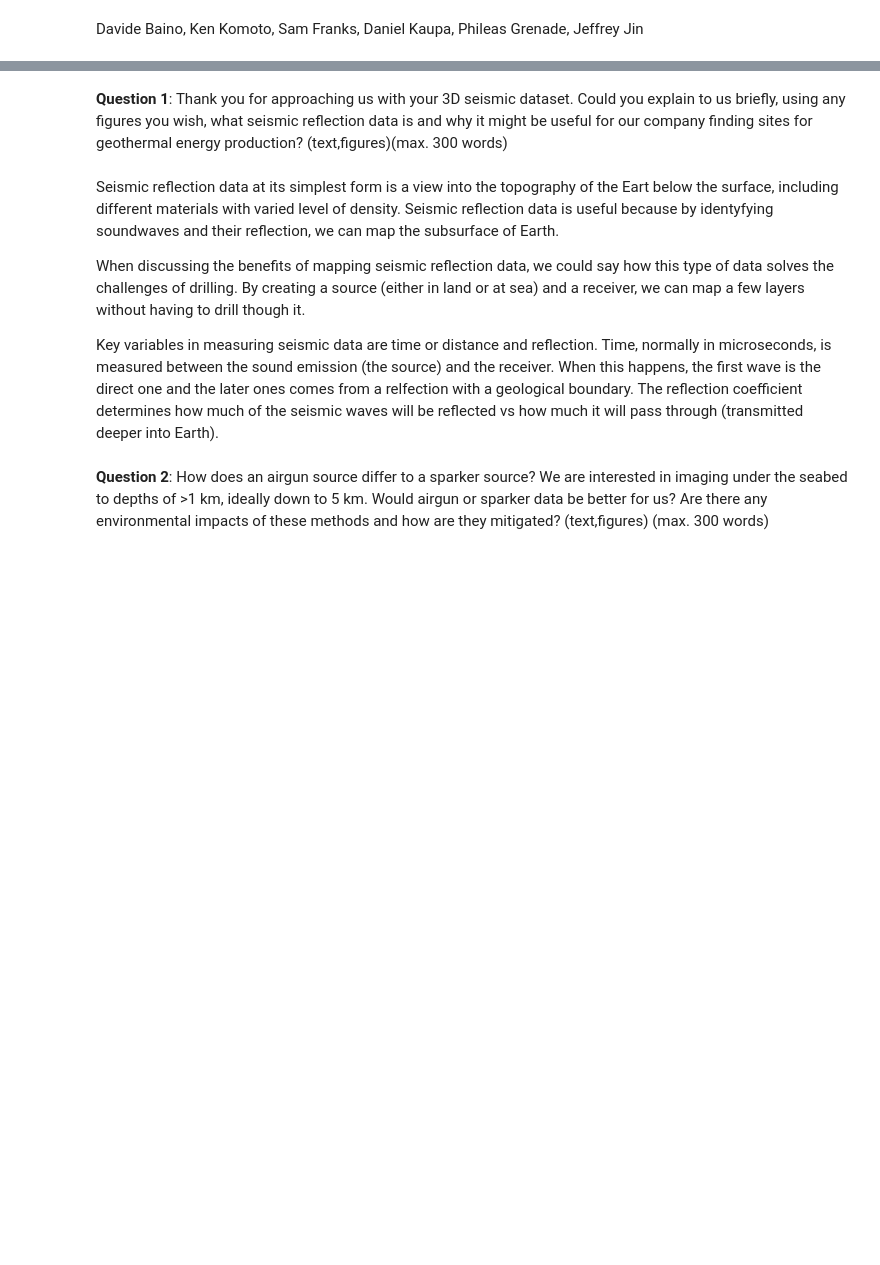
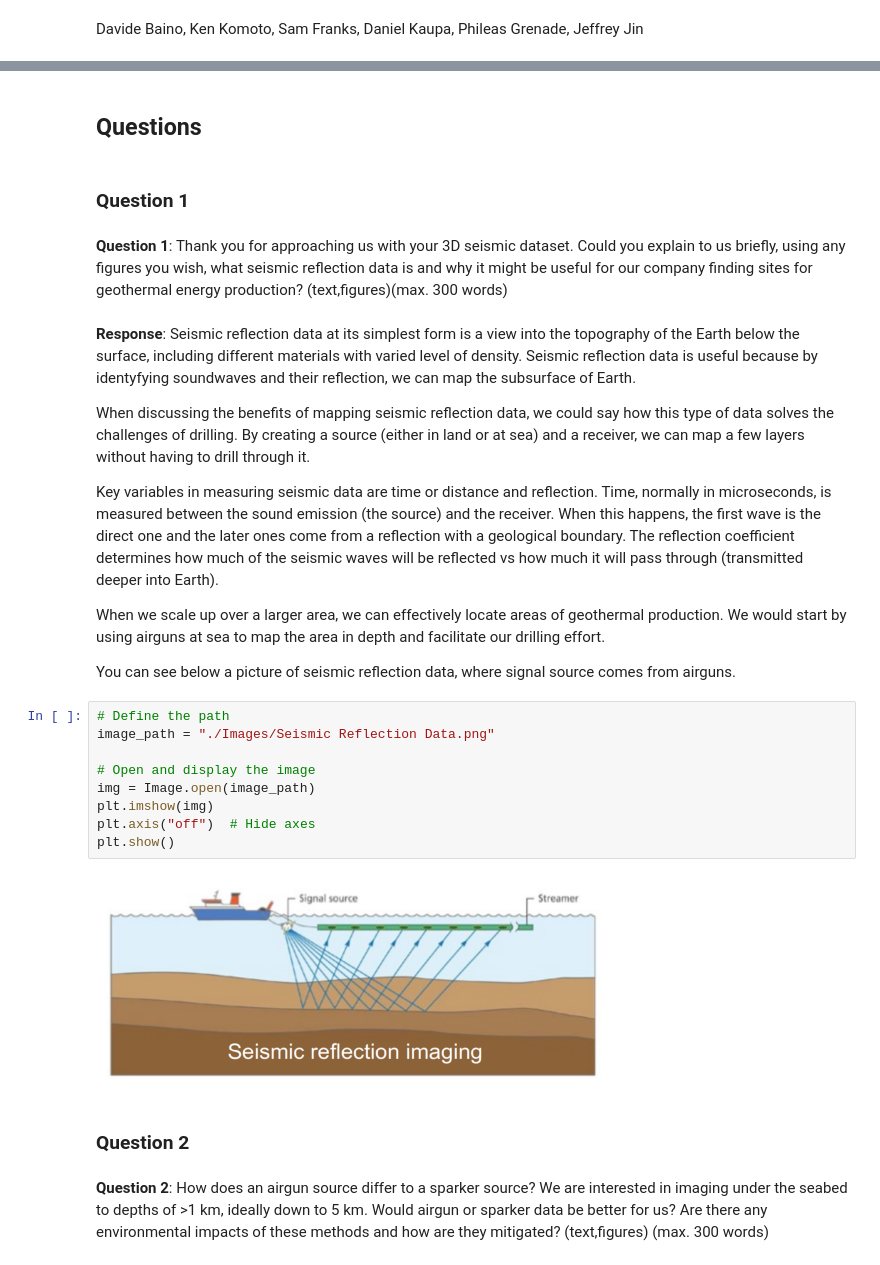
Before and after one commit to esemsc-dbk24/Faultless-Seismology, a Jupyter notebook: EDSML_group_project 1.ipynb, the cells around one changed output, grey strips where cells are left out. Drawn from its saved outputs; the diff is of its cells as text; blank space fills up the shorter version.

```diff
--- a/EDSML_group_project 1.ipynb
+++ b/EDSML_group_project 1.ipynb
@@ -50,10 +63,31 @@ Davide Baino, Ken Komoto, Sam Franks, Daniel Kaupa, Phileas Grenade, Jeffrey Jin
+# %% [markdown]
+## Questions
+# %% [markdown]
+### Question 1
 # %% [markdown]
 **Question 1**: Thank you for approaching us with your 3D seismic dataset. Could you explain to us briefly, using any figures you wish, what seismic reflection data is and why it might be useful for our company finding sites for geothermal energy production? (text,figures)(max. 300 words)
 # %% [markdown]
-Seismic reflection data at its simplest form  is a view into the topography of the Eart below the surface, including different materials with varied level of density. Seismic reflection data is useful because by identyfying soundwaves and their reflection, we can map the subsurface of Earth.
+**Response**: Seismic reflection data at its simplest form  is a view into the topography of the Earth below the surface, including different materials with varied level of density. Seismic reflection data is useful because by identyfying soundwaves and their reflection, we can map the subsurface of Earth.
 
-When discussing the benefits of mapping seismic reflection data, we could say how this type of data solves the challenges of drilling. By creating a source (either in land or at sea) and a receiver, we can map a few layers without having to drill though it.
+When discussing the benefits of mapping seismic reflection data, we could say how this type of data solves the challenges of drilling. By creating a source (either in land or at sea) and a receiver, we can map a few layers without having to drill through it.
 
-Key variables in measuring seismic data are time or distance and reflection. Time, normally in microseconds, is measured between the sound emission (the source) and the receiver. When this happens, the first wave is the direct one and the later ones comes from a relfection with a geological boundary. The reflection coefficient determines how much of the seismic waves will be reflected vs how much it will pass through (transmitted deeper into Earth).
+Key variables in measuring seismic data are time or distance and reflection. Time, normally in microseconds, is measured between the sound emission (the source) and the receiver. When this happens, the first wave is the direct one and the later ones come from a reflection with a geological boundary. The reflection coefficient determines how much of the seismic waves will be reflected vs how much it will pass through (transmitted deeper into Earth).
+
+When we scale up over a larger area, we can effectively locate areas of geothermal production. We would start by using airguns at sea to map the area in depth and facilitate our drilling effort.
+
+You can see below a picture of seismic reflection data, where signal source comes from airguns.
+# %%
+# Define the path
+image_path = "./Images/Seismic Reflection Data.png"
+
+# Open and display the image
+img = Image.open(image_path)
+plt.imshow(img)
+plt.axis("off")  # Hide axes
+plt.show()
+# %% [output]
+[figure, added]
+# %% [markdown]
+### Question 2
 # %% [markdown]
 **Question 2**: How does an airgun source differ to a sparker source? We are interested in imaging under the seabed to depths of >1 km, ideally down to 5 km. Would airgun or sparker data be better for us? Are there any environmental impacts of these methods and how are they mitigated? (text,figures) (max. 300 words)
```
Also changed, not shown: parts of 26 cells of this notebook, 2 other files.
